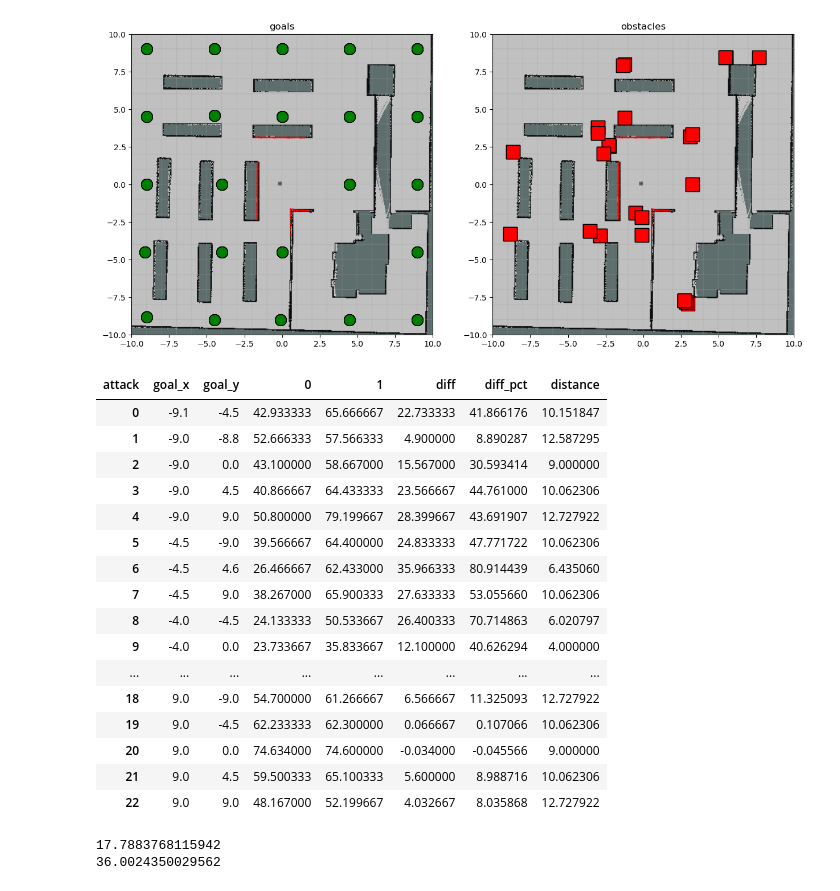
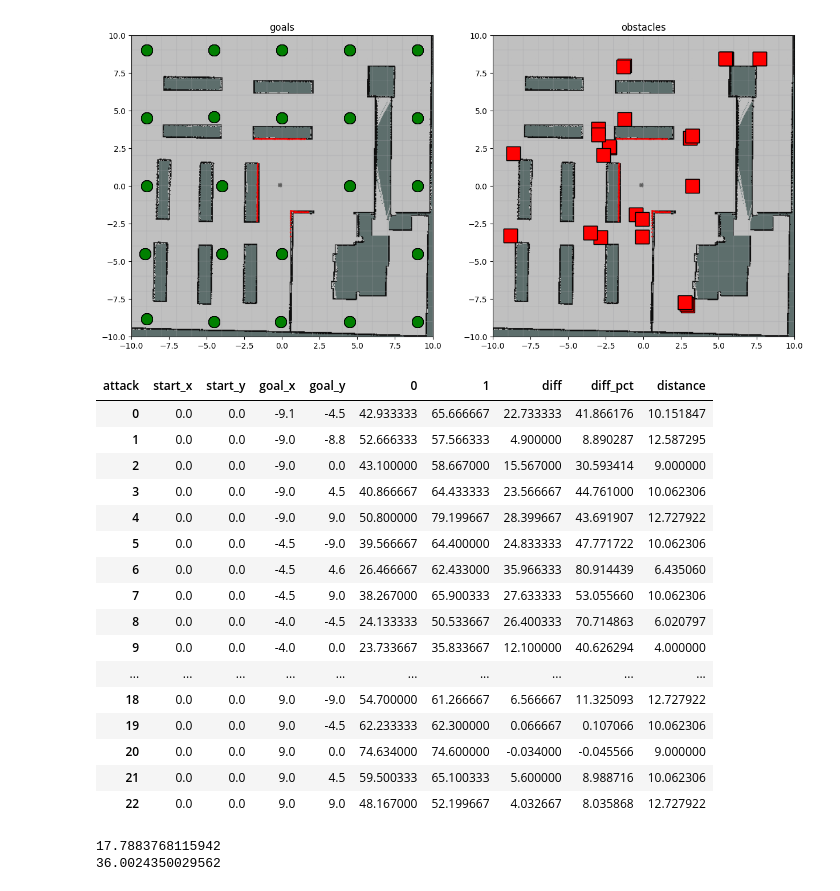
Before and after one commit to adrian-szvoren/ros_motion_planning, a Jupyter notebook: data/data_analysis.ipynb, the cells around one changed output. Saved outputs shown, nothing was run; the diff lists cells and outputs as text; code cells hidden in the pictures.

Commit message:
added start coordinates to dataset

```diff
--- a/data/data_analysis.ipynb
+++ b/data/data_analysis.ipynb
@@ -4,6 +4,7 @@ import pandas as pd
 import matplotlib.pyplot as plt
 # %%
 data = pd.read_csv('data.csv')
+data = data[data['scenario']=='simulation']
 data['distance'] = data['distance'] = np.sqrt(np.square(data['goal_x']) + np.square(data['goal_y']))
 data.head()
 # %% [output]
@@ -43,29 +45,29 @@ plt.show()
 # %% [output]
 [figure]
 # %%
-mean_times = pd.DataFrame(data.groupby(['attack', 'goal_x', 'goal_y'])['time'].mean()).reset_index().pivot(index=['goal_x', 'goal_y'], columns='attack', values='time').reset_index()
+mean_times = pd.DataFrame(data.groupby(['attack', 'start_x', 'start_y', 'goal_x', 'goal_y'])['time'].mean()).reset_index().pivot(index=['start_x', 'start_y', 'goal_x', 'goal_y'], columns='attack', values='time').reset_index()
 mean_times['diff'] = mean_times[1] - mean_times[0]
 mean_times['diff_pct'] = (mean_times[1] - mean_times[0]) / ((mean_times[1] + mean_times[0]) / 2) * 100
-mean_times['distance'] = np.sqrt(np.square(mean_times['goal_x']) + np.square(mean_times['goal_y']))
+mean_times['distance'] = np.sqrt(np.square(mean_times['start_x'] - mean_times['goal_x']) + np.square(mean_times['start_y'] - mean_times['goal_y']))
 mean_times
 # %% [output]
-| attack | goal_x | goal_y | 0 | 1 | diff | diff_pct | distance |
-| 0 | -9.1 | -4.5 | 42.933333 | 65.666667 | 22.733333 | 41.866176 | 10.151847 |
-| 1 | -9.0 | -8.8 | 52.666333 | 57.566333 | 4.900000 | 8.890287 | 12.587295 |
-| 2 | -9.0 | 0.0 | 43.100000 | 58.667000 | 15.567000 | 30.593414 | 9.000000 |
-| 3 | -9.0 | 4.5 | 40.866667 | 64.433333 | 23.566667 | 44.761000 | 10.062306 |
-| 4 | -9.0 | 9.0 | 50.800000 | 79.199667 | 28.399667 | 43.691907 | 12.727922 |
-| 5 | -4.5 | -9.0 | 39.566667 | 64.400000 | 24.833333 | 47.771722 | 10.062306 |
-| 6 | -4.5 | 4.6 | 26.466667 | 62.433000 | 35.966333 | 80.914439 | 6.435060 |
-| 7 | -4.5 | 9.0 | 38.267000 | 65.900333 | 27.633333 | 53.055660 | 10.062306 |
-| 8 | -4.0 | -4.5 | 24.133333 | 50.533667 | 26.400333 | 70.714863 | 6.020797 |
-| 9 | -4.0 | 0.0 | 23.733667 | 35.833667 | 12.100000 | 40.626294 | 4.000000 |
-| ... | ... | ... | ... | ... | ... | ... | ... |
-| 18 | 9.0 | -9.0 | 54.700000 | 61.266667 | 6.566667 | 11.325093 | 12.727922 |
-| 19 | 9.0 | -4.5 | 62.233333 | 62.300000 | 0.066667 | 0.107066 | 10.062306 |
-| 20 | 9.0 | 0.0 | 74.634000 | 74.600000 | -0.034000 | -0.045566 | 9.000000 |
-| 21 | 9.0 | 4.5 | 59.500333 | 65.100333 | 5.600000 | 8.988716 | 10.062306 |
-| 22 | 9.0 | 9.0 | 48.167000 | 52.199667 | 4.032667 | 8.035868 | 12.727922 |
+| attack | start_x | start_y | goal_x | goal_y | 0 | 1 | diff | diff_pct | distance |
+| 0 | 0.0 | 0.0 | -9.1 | -4.5 | 42.933333 | 65.666667 | 22.733333 | 41.866176 | 10.151847 |
+| 1 | 0.0 | 0.0 | -9.0 | -8.8 | 52.666333 | 57.566333 | 4.900000 | 8.890287 | 12.587295 |
+| 2 | 0.0 | 0.0 | -9.0 | 0.0 | 43.100000 | 58.667000 | 15.567000 | 30.593414 | 9.000000 |
+| 3 | 0.0 | 0.0 | -9.0 | 4.5 | 40.866667 | 64.433333 | 23.566667 | 44.761000 | 10.062306 |
+| 4 | 0.0 | 0.0 | -9.0 | 9.0 | 50.800000 | 79.199667 | 28.399667 | 43.691907 | 12.727922 |
+| 5 | 0.0 | 0.0 | -4.5 | -9.0 | 39.566667 | 64.400000 | 24.833333 | 47.771722 | 10.062306 |
+| 6 | 0.0 | 0.0 | -4.5 | 4.6 | 26.466667 | 62.433000 | 35.966333 | 80.914439 | 6.435060 |
+| 7 | 0.0 | 0.0 | -4.5 | 9.0 | 38.267000 | 65.900333 | 27.633333 | 53.055660 | 10.062306 |
+| 8 | 0.0 | 0.0 | -4.0 | -4.5 | 24.133333 | 50.533667 | 26.400333 | 70.714863 | 6.020797 |
+| 9 | 0.0 | 0.0 | -4.0 | 0.0 | 23.733667 | 35.833667 | 12.100000 | 40.626294 | 4.000000 |
+| ... | ... | ... | ... | ... | ... | ... | ... | ... | ... |
+| 18 | 0.0 | 0.0 | 9.0 | -9.0 | 54.700000 | 61.266667 | 6.566667 | 11.325093 | 12.727922 |
+| 19 | 0.0 | 0.0 | 9.0 | -4.5 | 62.233333 | 62.300000 | 0.066667 | 0.107066 | 10.062306 |
+| 20 | 0.0 | 0.0 | 9.0 | 0.0 | 74.634000 | 74.600000 | -0.034000 | -0.045566 | 9.000000 |
+| 21 | 0.0 | 0.0 | 9.0 | 4.5 | 59.500333 | 65.100333 | 5.600000 | 8.988716 | 10.062306 |
+| 22 | 0.0 | 0.0 | 9.0 | 9.0 | 48.167000 | 52.199667 | 4.032667 | 8.035868 | 12.727922 |
 # %%
 print(mean_times['diff'].mean())
 print(mean_times['diff_pct'].mean())
```
Also changed, not shown: parts of 4 cells of this notebook, 5 other files.
